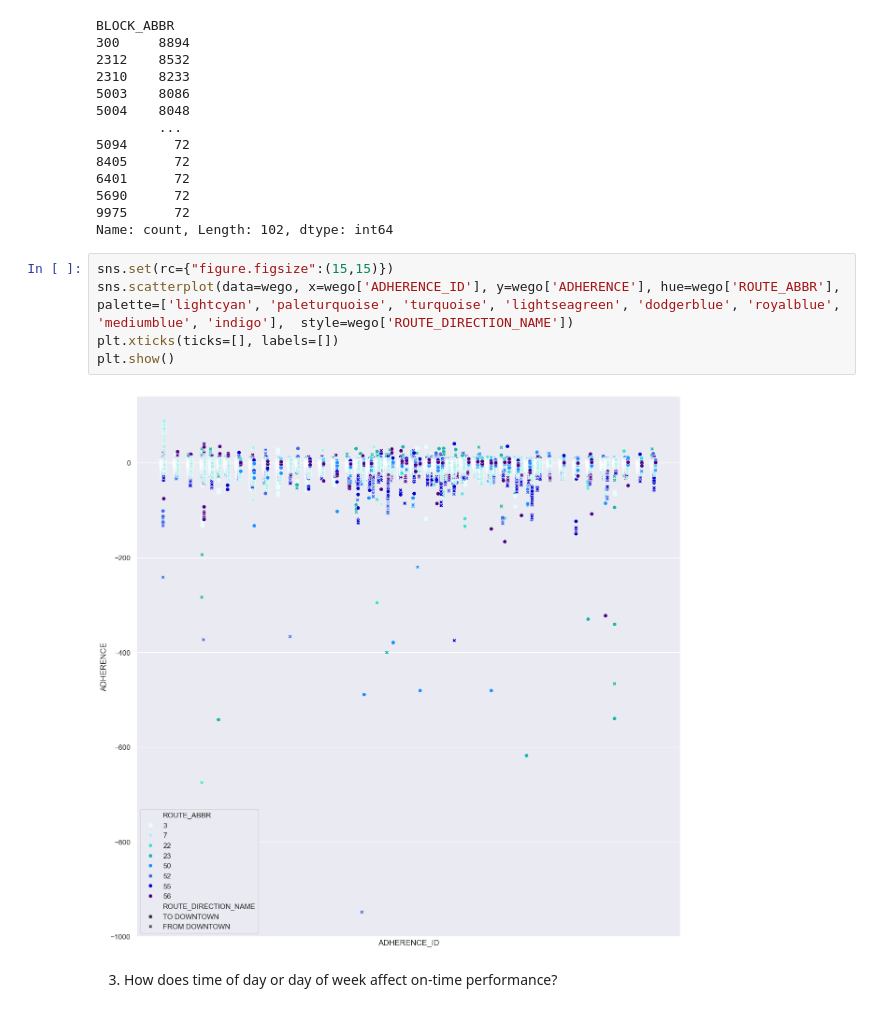
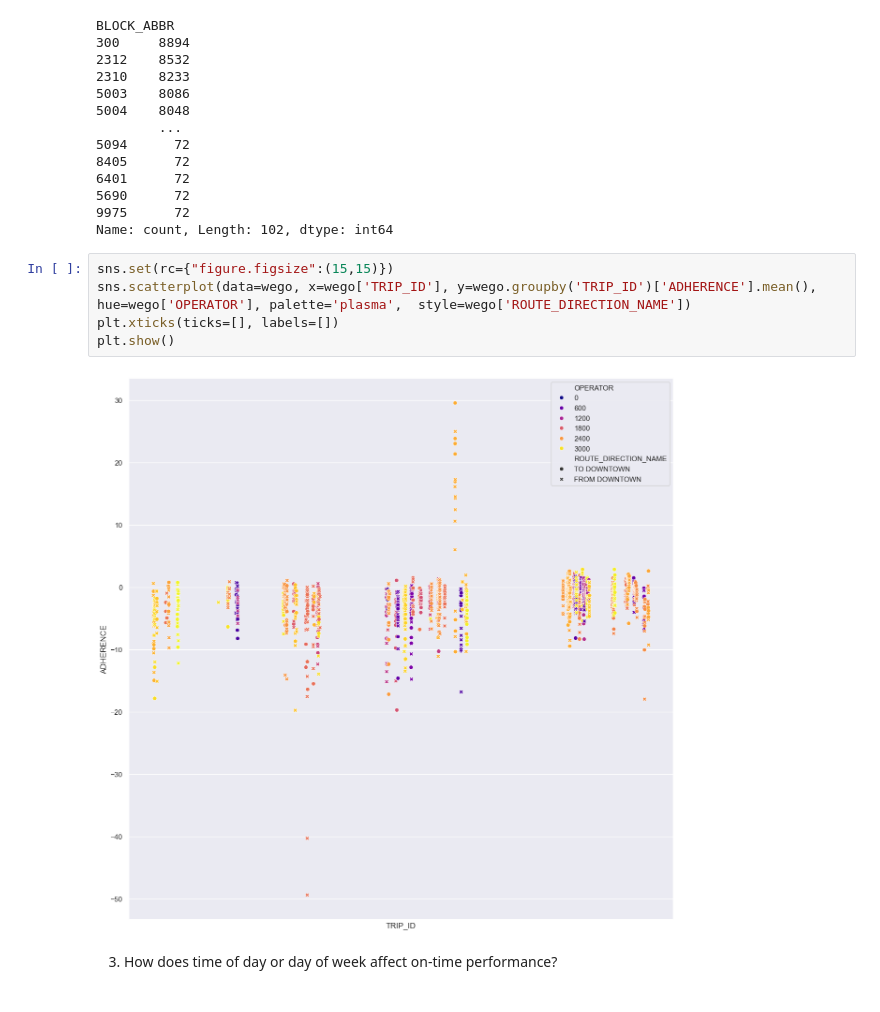
Before and after one commit to Isiybelle/wego-analysis, a Jupyter notebook: notebooks/Wego Project.ipynb, the cells around one changed output. Cells and saved outputs as stored; diff of their text form.

```diff
--- a/notebooks/Wego Project.ipynb
+++ b/notebooks/Wego Project.ipynb
@@ -109,11 +110,11 @@ BLOCK_ABBR
 Name: count, Length: 102, dtype: int64
 # %%
 sns.set(rc={"figure.figsize":(15,15)})
-sns.scatterplot(data=wego, x=wego['ADHERENCE_ID'], y=wego['ADHERENCE'], hue=wego['ROUTE_ABBR'], palette=['lightcyan', 'paleturquoise', 'turquoise', 'lightseagreen', 'dodgerblue', 'royalblue', 'mediumblue', 'indigo'],  style=wego['ROUTE_DIRECTION_NAME'])
+sns.scatterplot(data=wego, x=wego['TRIP_ID'], y=wego.groupby('TRIP_ID')['ADHERENCE'].mean(), hue=wego['OPERATOR'], palette='plasma',  style=wego['ROUTE_DIRECTION_NAME'])
 plt.xticks(ticks=[], labels=[])
 plt.show()
 # %% [output]
-[figure, old version]
+[figure, new version]
 # %% [markdown]
 3. How does time of day or day of week affect on-time performance?
 # %%
```
Also changed, not shown: parts of 19 cells of this notebook, 1 other file.
